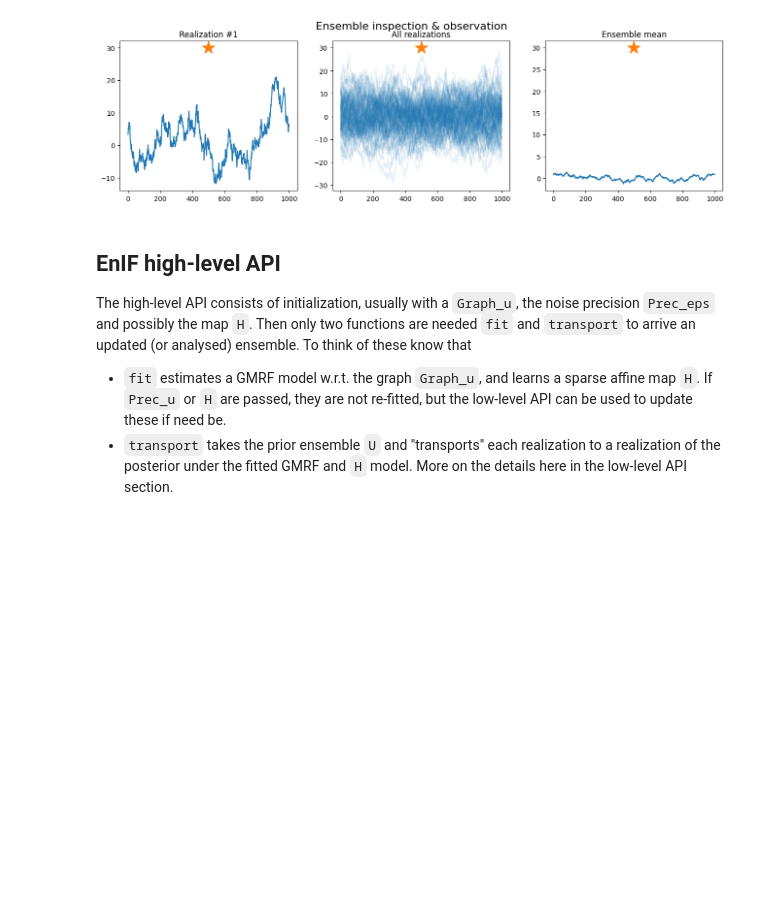
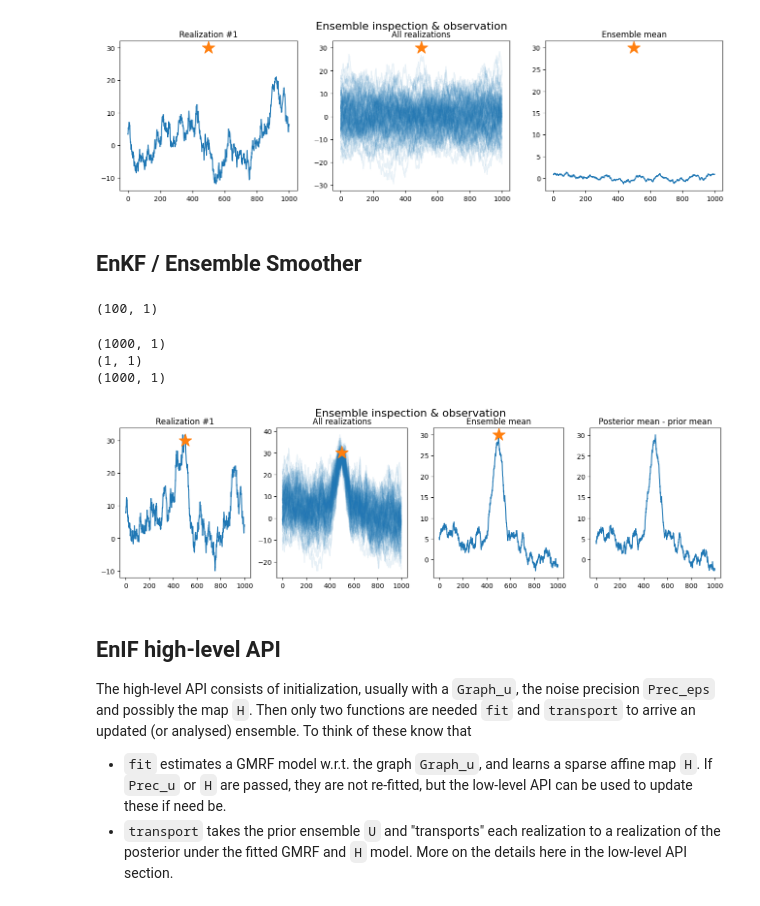
Before and after one commit to equinor/graphite-maps, a Jupyter notebook: docs/source/EnsembleInformationFilter.ipynb, the cells around one changed output. Saved outputs shown, nothing was run; the diff lists cells and outputs as text; code cells hidden in the pictures; blank space fills up the shorter version.

```diff
--- a/docs/source/EnsembleInformationFilter.ipynb
+++ b/docs/source/EnsembleInformationFilter.ipynb
@@ -123,6 +123,45 @@ Let's inspect the sample from the prior, and the observation `d`
 plot_ensemble(U, d)
 # %% [output]
 [figure]
+# %% [markdown]
+## EnKF / Ensemble Smoother
+# %%
+def ES(U, Y, d, Cov_epsilon):
+    # Cross-covariance matrix C_UY has shape (p, m)
+    C_UY = np.dot((U - U.mean(axis=0)).T, (Y - Y.mean(axis=0))) / (n - 1)
+    print(C_UY.shape)
+
+    # Compute the covariance of Y
+    # Covariance matrix C_YY has shape (m, m)
+    C_YY = np.dot((Y - Y.mean(axis=0)).T, (Y - Y.mean(axis=0))) / (n - 1)
+
+    print(C_YY.shape)
+
+    # Estimated K
+    K = C_UY @ np.linalg.inv(C_YY + Cov_epsilon)
+    print(K.shape)
+
+    U_posterior = np.copy(U)
+    for i in range(n):
+        U_posterior[i,:] += K @ (d - Y[i,:])
+
+    return U_posterior
+# %%
+Y = U@H.T
+Y.shape
+# %% [output]
+(100, 1)
+# %%
+U_posterior_es = ES(U, Y, d, np.linalg.inv(Prec_eps.A))
+# %% [output]
+(1000, 1)
+(1, 1)
+(1000, 1)
+# %%
+prior_mean = np.array(U.mean(axis=0))
+plot_ensemble(U_posterior_es, d, prior_mean)
+# %% [output]
+[figure, added]
 # %% [markdown]
 ## EnIF high-level API
 
```
Also changed, not shown: 1 other file.
